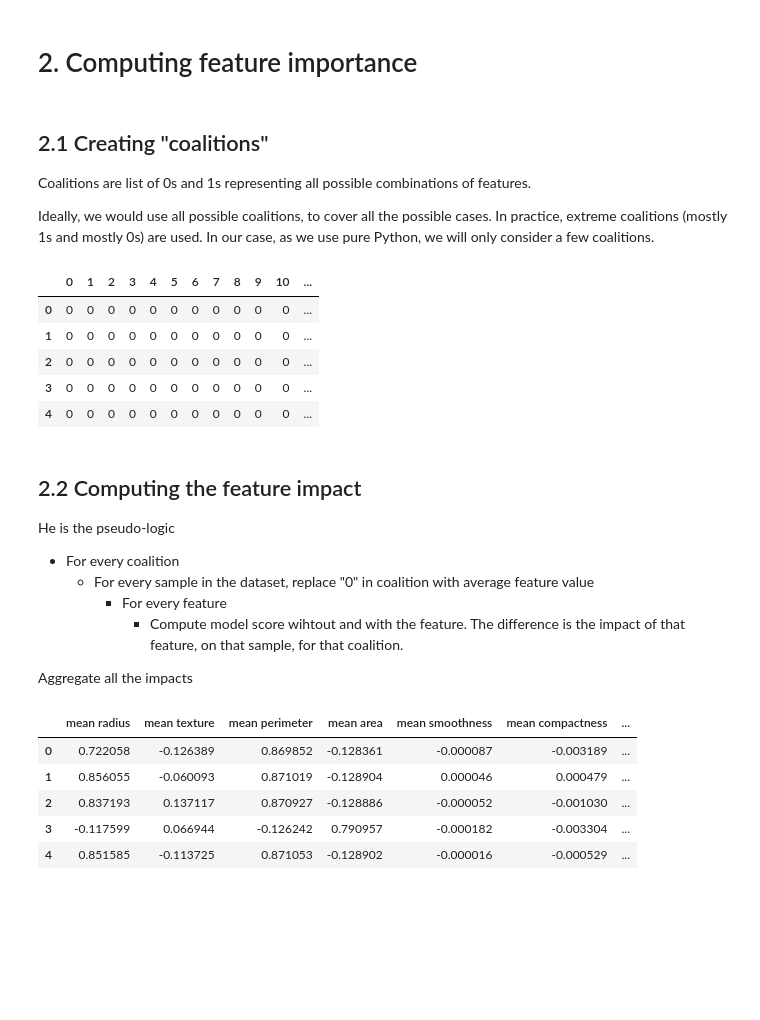
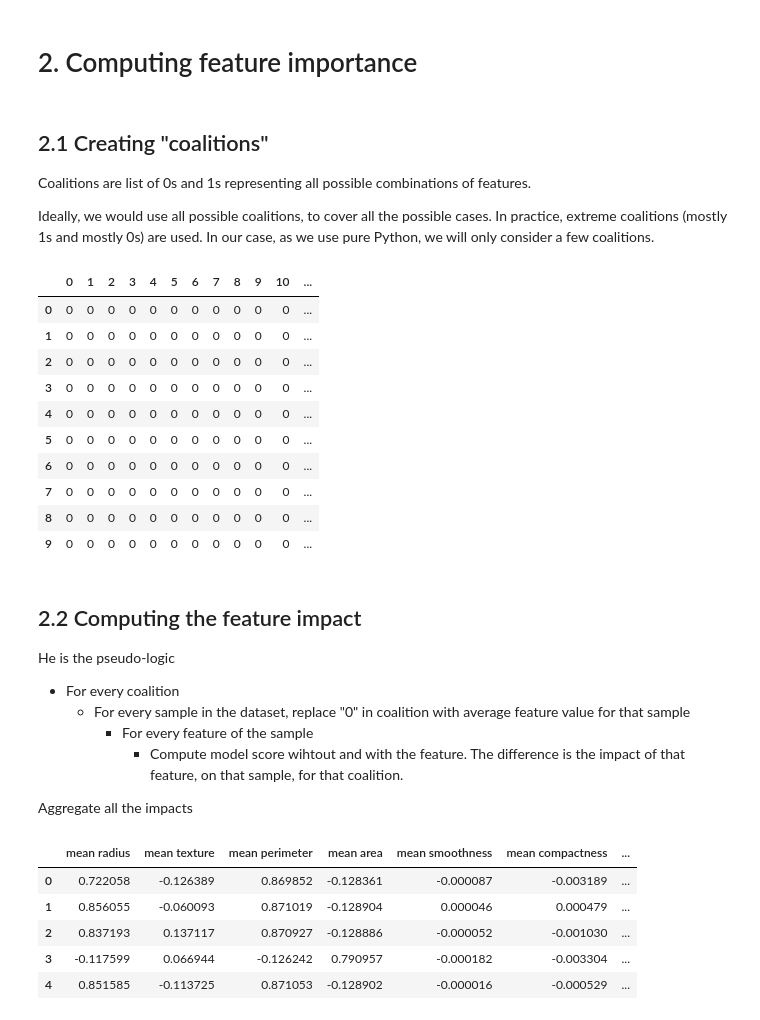
Before and after one commit to RCambier/blog, a Jupyter notebook: _notebooks/2023-01-14-shap-values.ipynb, the cells around one changed output. Cells and saved outputs as stored; diff of their text form; code cells hidden in the pictures; blank space fills up the shorter version.

```diff
--- a/_notebooks/2023-01-14-shap-values.ipynb
+++ b/_notebooks/2023-01-14-shap-values.ipynb
@@ -35,31 +33,34 @@ lr = LogisticRegression(max_iter=100, verbose=0, ).fit(X.values, y.values)
 
 Coalitions are list of 0s and 1s representing all possible combinations of features.
 
-Ideally, we would use all possible coalitions, to cover all the possible cases.
-In practice, extreme coalitions (mostly 1s and mostly 0s) are used.
-In our case, as we use pure Python, we will only consider a few coalitions.
+Ideally, we would use all possible coalitions, to cover all the possible cases. In practice, extreme coalitions (mostly 1s and mostly 0s) are used. In our case, as we use pure Python, we will only consider a few coalitions.
 # %%
 coalitions = []
 for i in [0,1, len(X.columns)-1, len(X.columns)]:
   num_ones = i
   num_zeroes = len(X.columns) - i
   coalitions += list(multiset_permutations([0] * num_zeroes + [1] * num_ones)) #list(set(permutations([0] * num_zeroes + [1] * num_ones)))
 
-pd.DataFrame(coalitions).head().style.applymap(lambda v: 'background-color:red' if v == 1 else None)
+pd.DataFrame(coalitions).head(10).style.applymap(lambda v: 'background-color:red' if v == 1 else None)
 # %% [output]
 |  | 0 | 1 | 2 | 3 | 4 | 5 | 6 | 7 | 8 | 9 | 10 | ... |
 | 0 | 0 | 0 | 0 | 0 | 0 | 0 | 0 | 0 | 0 | 0 | 0 | ... |
 | 1 | 0 | 0 | 0 | 0 | 0 | 0 | 0 | 0 | 0 | 0 | 0 | ... |
 | 2 | 0 | 0 | 0 | 0 | 0 | 0 | 0 | 0 | 0 | 0 | 0 | ... |
 | 3 | 0 | 0 | 0 | 0 | 0 | 0 | 0 | 0 | 0 | 0 | 0 | ... |
 | 4 | 0 | 0 | 0 | 0 | 0 | 0 | 0 | 0 | 0 | 0 | 0 | ... |
+| 5 | 0 | 0 | 0 | 0 | 0 | 0 | 0 | 0 | 0 | 0 | 0 | ... |
+| 6 | 0 | 0 | 0 | 0 | 0 | 0 | 0 | 0 | 0 | 0 | 0 | ... |
+| 7 | 0 | 0 | 0 | 0 | 0 | 0 | 0 | 0 | 0 | 0 | 0 | ... |
+| 8 | 0 | 0 | 0 | 0 | 0 | 0 | 0 | 0 | 0 | 0 | 0 | ... |
+| 9 | 0 | 0 | 0 | 0 | 0 | 0 | 0 | 0 | 0 | 0 | 0 | ... |
 # %% [markdown]
 ## 2.2 Computing the feature impact
 
 He is the pseudo-logic
 - For every coalition
-  - For every sample in the dataset, replace "0" in coalition with average feature value
-    - For every feature
+  - For every sample in the dataset, replace "0" in coalition with average feature value for that sample
+    - For every feature of the sample
       - Compute model score wihtout and with the feature. The difference is the impact of that feature, on that sample, for that coalition.
 
 
```
Also changed, not shown: parts of 9 cells of this notebook.
